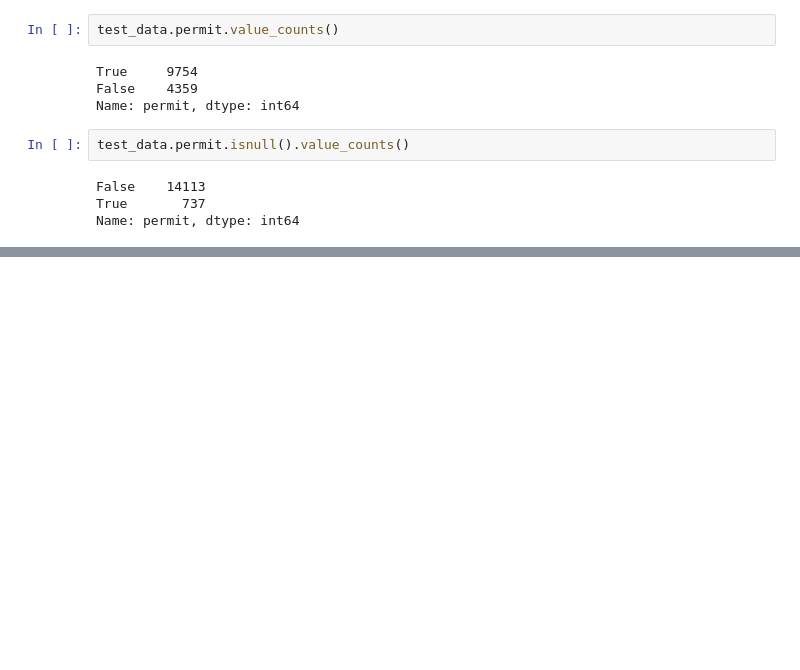
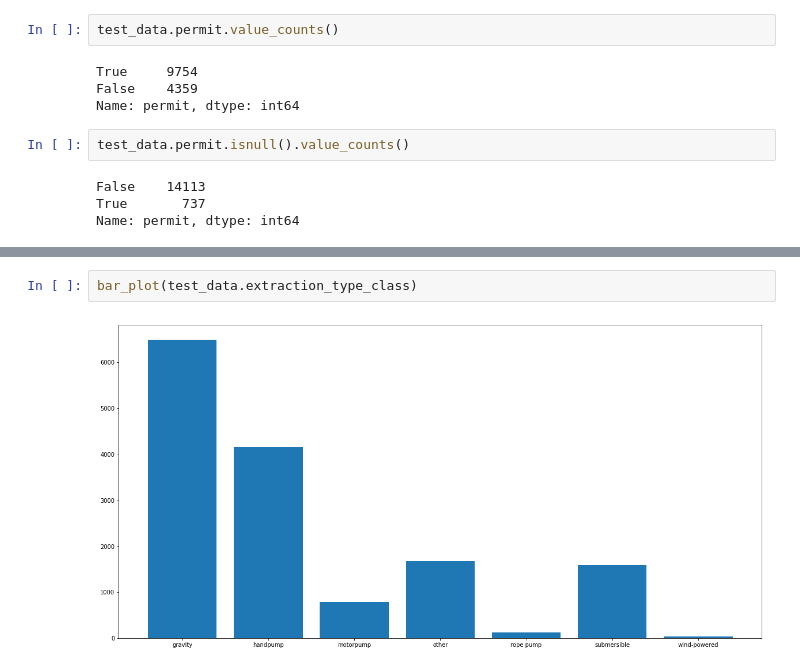
Before and after one commit to s28kiru/clean-pump-prediction, a Jupyter notebook: eda.ipynb, the cells around one changed output, grey strips where cells are left out. Saved outputs shown, nothing was run; the diff lists cells and outputs as text; blank space fills up the shorter version.

```diff
--- a/eda.ipynb
+++ b/eda.ipynb
@@ -699,0 +877,4 @@ Name: permit, dtype: int64
+# %%
+bar_plot(test_data.extraction_type_class)
+# %% [output]
+[figure, added]
```
Also changed, not shown: parts of 68 cells of this notebook, 1 other file.
